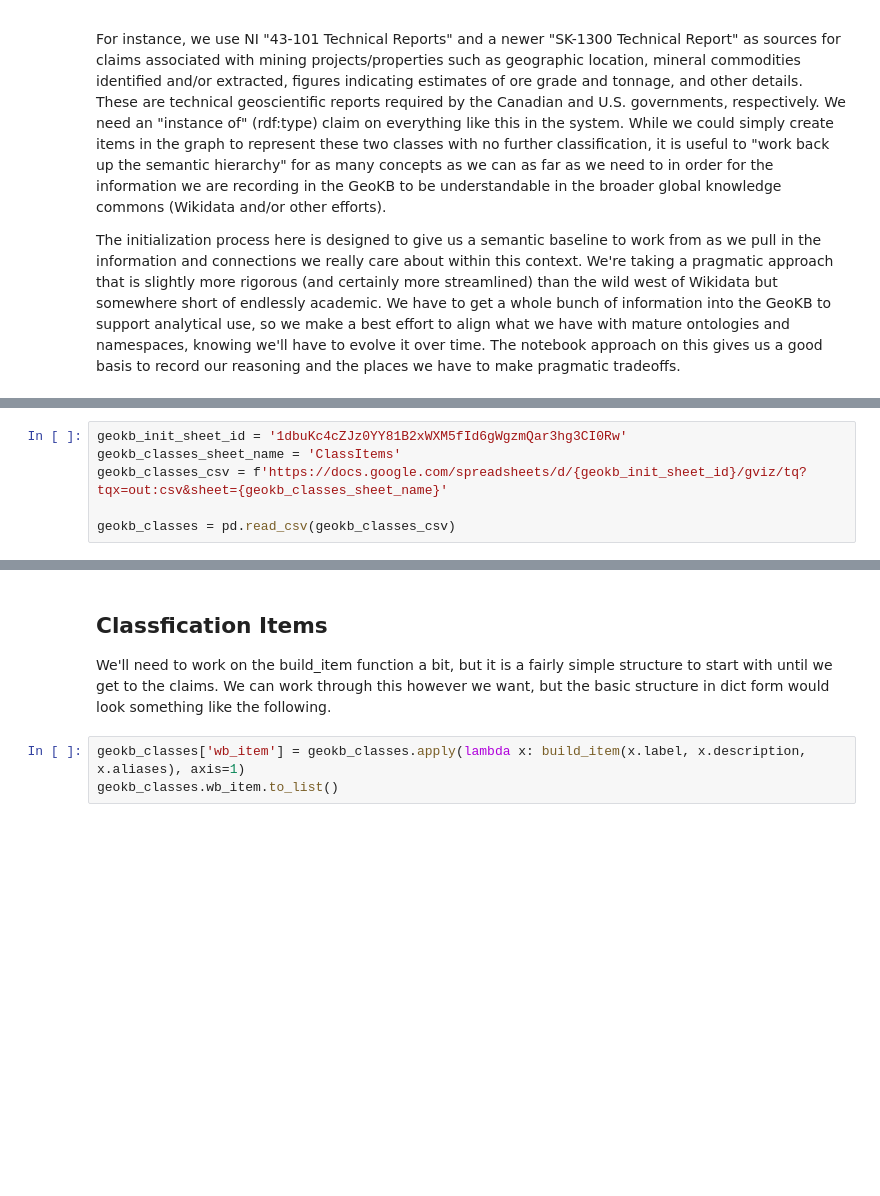
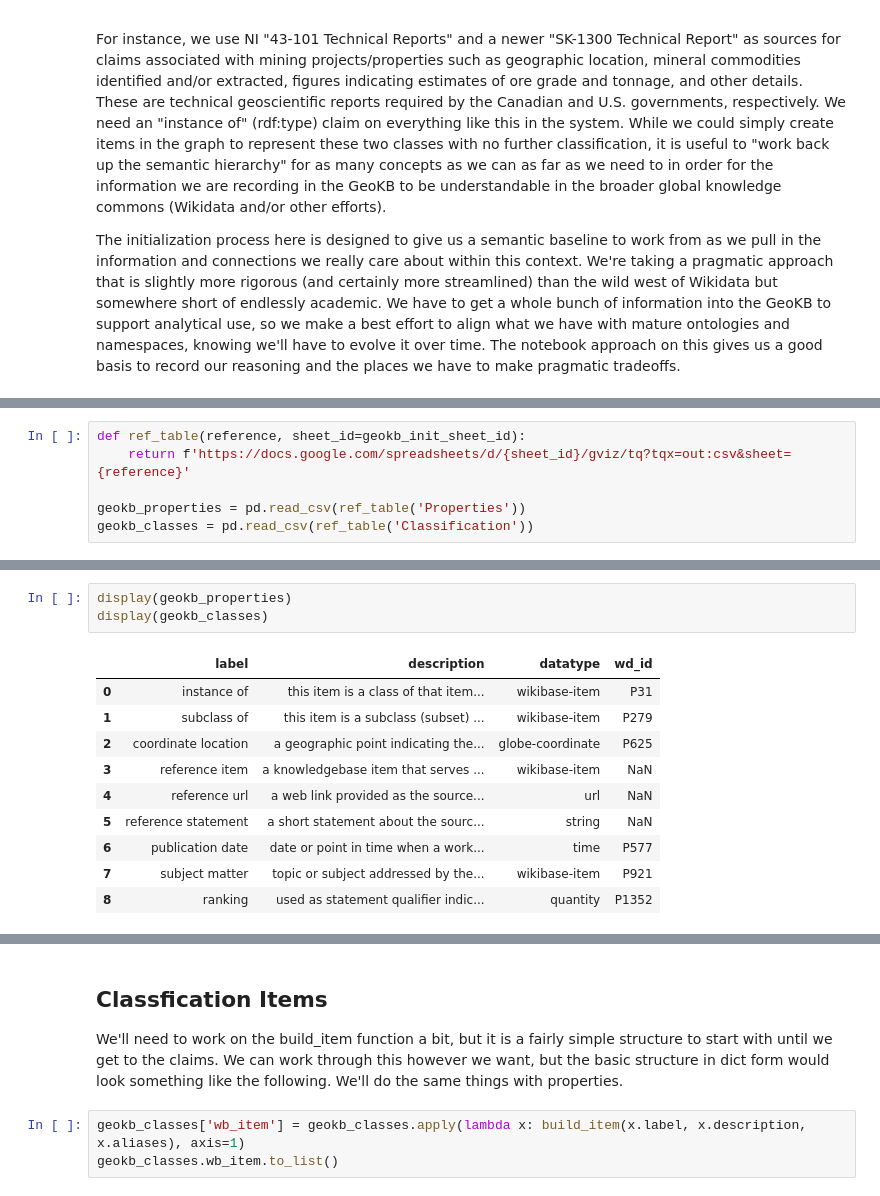
Before and after one commit to skybristol/geokb, a Jupyter notebook: Initialize GeoKB.ipynb, the cells around one changed output, grey strips where cells are left out. Saved outputs shown, nothing was run; the diff lists cells and outputs as text; blank space fills up the shorter version.

Commit message:
Lots of new thinking in init notebook

```diff
--- a/Initialize GeoKB.ipynb
+++ b/Initialize GeoKB.ipynb
@@ -71,6 +99,6 @@ There are lots of ways to spin up these details, but a Google Sheet seems simple
 # %%
-geokb_init_sheet_id = '1dbuKc4cZJz0YY81B2xWXM5fId6gWgzmQar3hg3CI0Rw'
-geokb_classes_sheet_name = 'ClassItems'
-geokb_classes_csv = f'https://docs.google.com/spreadsheets/d/{geokb_init_sheet_id}/gviz/tq?tqx=out:csv&sheet={geokb_classes_sheet_name}'
+def ref_table(reference, sheet_id=geokb_init_sheet_id):
+    return f'https://docs.google.com/spreadsheets/d/{sheet_id}/gviz/tq?tqx=out:csv&sheet={reference}'
 
-geokb_classes = pd.read_csv(geokb_classes_csv)
+geokb_properties = pd.read_csv(ref_table('Properties'))
+geokb_classes = pd.read_csv(ref_table('Classification'))
@@ -96,0 +105,14 @@ geokb_classes
+# %%
+display(geokb_properties)
+display(geokb_classes)
+# %% [output]
+|  | label | description | datatype | wd_id |
+| 0 | instance of | this item is a class of that item... | wikibase-item | P31 |
+| 1 | subclass of | this item is a subclass (subset) ... | wikibase-item | P279 |
+| 2 | coordinate location | a geographic point indicating the... | globe-coordinate | P625 |
+| 3 | reference item | a knowledgebase item that serves ... | wikibase-item | NaN |
+| 4 | reference url | a web link provided as the source... | url | NaN |
+| 5 | reference statement | a short statement about the sourc... | string | NaN |
+| 6 | publication date | date or point in time when a work... | time | P577 |
+| 7 | subject matter | topic or subject addressed by the... | wikibase-item | P921 |
+| 8 | ranking | used as statement qualifier indic... | quantity | P1352 |
@@ -97,7 +136,7 @@ geokb_classes
 # %% [markdown]
 ## Classfication Items
 
-We'll need to work on the build_item function a bit, but it is a fairly simple structure to start with until we get to the claims. We can work through this however we want, but the basic structure in dict form would look something like the following.
+We'll need to work on the build_item function a bit, but it is a fairly simple structure to start with until we get to the claims. We can work through this however we want, but the basic structure in dict form would look something like the following. We'll do the same things with properties.
 # %%
 geokb_classes['wb_item'] = geokb_classes.apply(lambda x: build_item(x.label, x.description, x.aliases), axis=1)
 geokb_classes.wb_item.to_list()
```
Also changed, not shown: parts of 22 cells of this notebook.
